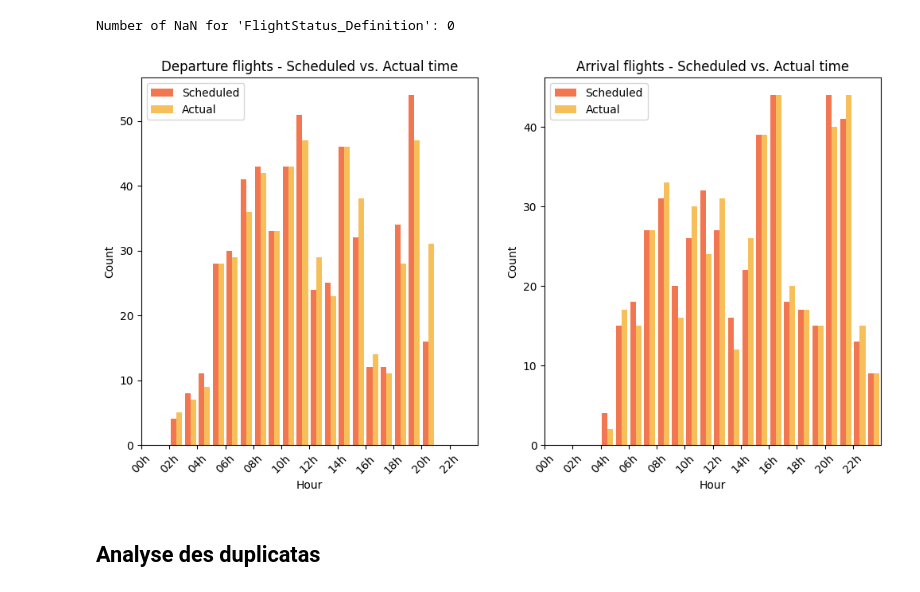
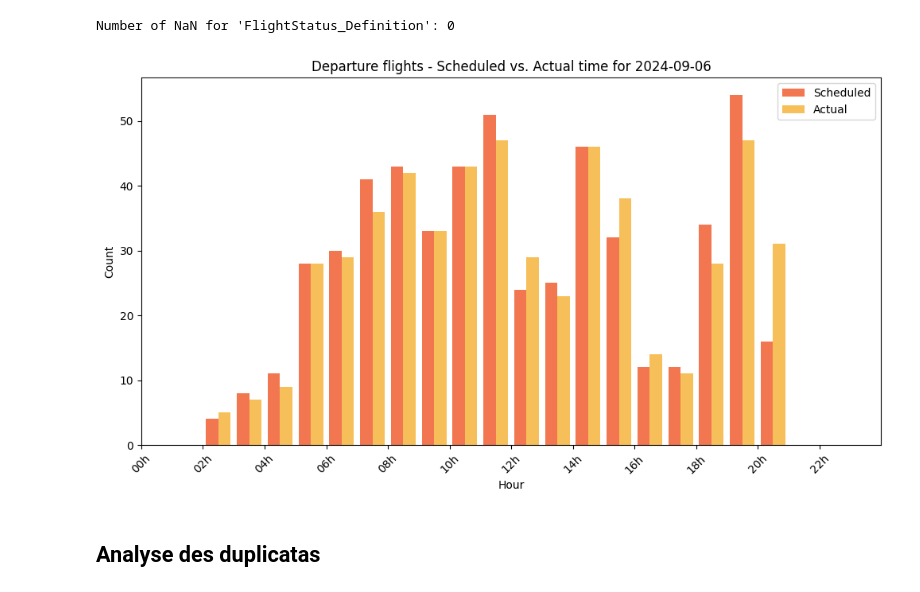
Before and after one commit to gil-lampe/dst-airlines, a Jupyter notebook: notebooks/gl_departing_flights_analysis.ipynb, the cells around one changed output. Cells and saved outputs as stored; diff of their text form; code cells hidden in the pictures.

Commit message:
KAN-56 <Continued departing flight notebook analysis (draft)>

```diff
--- a/notebooks/gl_departing_flights_analysis.ipynb
+++ b/notebooks/gl_departing_flights_analysis.ipynb
@@ -129,35 +129,37 @@ Flight Cancelled      1
 Name: count, dtype: int64
 Number of NaN for 'FlightStatus_Definition': 0
 # %%
-def compare_flights_per_hour(df):
-    fig, ax = plt.subplots(nrows=1, ncols=2, figsize=(12, 6))
-    count = 0
-    for moment in ["Departure", "Arrival"]:
-        cols = [f"{moment}_ScheduledTimeUTC_DateTime", f"{moment}_ActualTimeUTC_DateTime"]
-        df_new = df.dropna(axis=0, how="any", subset=cols)
+def compare_departing_flights_per_hour(df):
+    fig, ax = plt.subplots(figsize=(12, 6))
 
-        ax[count].hist([df_new[cols[0]], df_new[cols[1]]],
-            bins=24, rwidth=0.8, color = ["#f27750", "#f7bf59"], label = ["Scheduled", "Actual"],
-            range=[mdates.date2num(pd.Timestamp("2024-09-06 00:00")), mdates.date2num(pd.Timestamp("2024-09-06 23:59"))])
+    date_day = df.loc[0, "Departure_ScheduledTimeUTC_DateTime"].strftime("%Y-%m-%d")
+    day_start = pd.Timestamp(f"{date_day} 00:00")
+    day_end = pd.Timestamp(f"{date_day} 23:59")
 
-        ax[count].xaxis.set_major_formatter(mdates.DateFormatter('%Hh'))
-        ax[count].xaxis.set_major_locator(mdates.HourLocator(interval=2))
+    cols = ["Departure_ScheduledTimeUTC_DateTime", "Departure_ActualTimeUTC_DateTime"]
+    df_new = df.dropna(axis=0, how="any", subset=cols)
 
-        ax[count].set_xlim(pd.Timestamp("2024-09-06 00:00"), pd.Timestamp("2024-09-06 23:59"))
+    ax.hist([df_new[cols[0]], df_new[cols[1]]],
+        bins=24, rwidth=0.8, color = ["#f27750", "#f7bf59"], label = ["Scheduled", "Actual"],
+        range=[mdates.date2num(day_start), mdates.date2num(day_end)])
+
+    ax.xaxis.set_major_formatter(mdates.DateFormatter('%Hh'))
+    ax.xaxis.set_major_locator(mdates.HourLocator(interval=2))
+
+    ax.set_xlim(day_start, day_end)
 
 
-        ax[count].tick_params(axis='x', rotation=45)
+    ax.tick_params(axis='x', rotation=45)
 
-        # Ajouter des labels et un titre
-        ax[count].set_xlabel("Hour")
-        ax[count].set_ylabel("Count")
-        ax[count].set_title(f"{moment} flights - Scheduled vs. Actual time")
-        ax[count].legend();
-        count += 1
+    # Ajouter des labels et un titre
+    ax.set_xlabel("Hour")
+    ax.set_ylabel("Count")
+    ax.set_title(f"Departure flights - Scheduled vs. Actual time for {date_day}")
+    ax.legend();
 
-compare_flights_per_hour(df_dep_flights_clean)
+compare_departing_flights_per_hour(df_dep_flights_clean)
 # %% [output]
-[figure, old version]
+[figure, new version]
 # %% [markdown]
 ## Analyse des duplicatas
 # %%
```
Also changed, not shown: parts of 5 cells of this notebook.
